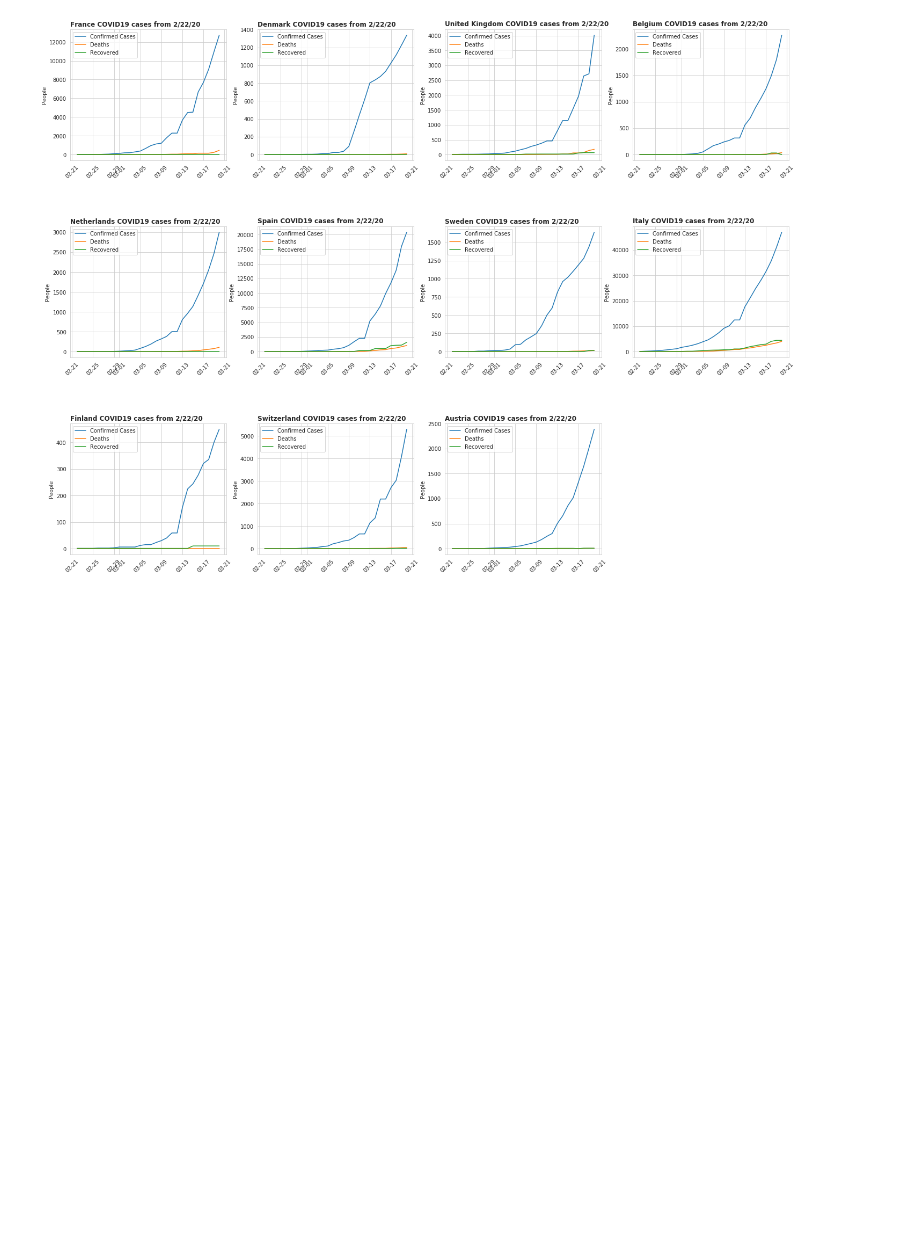
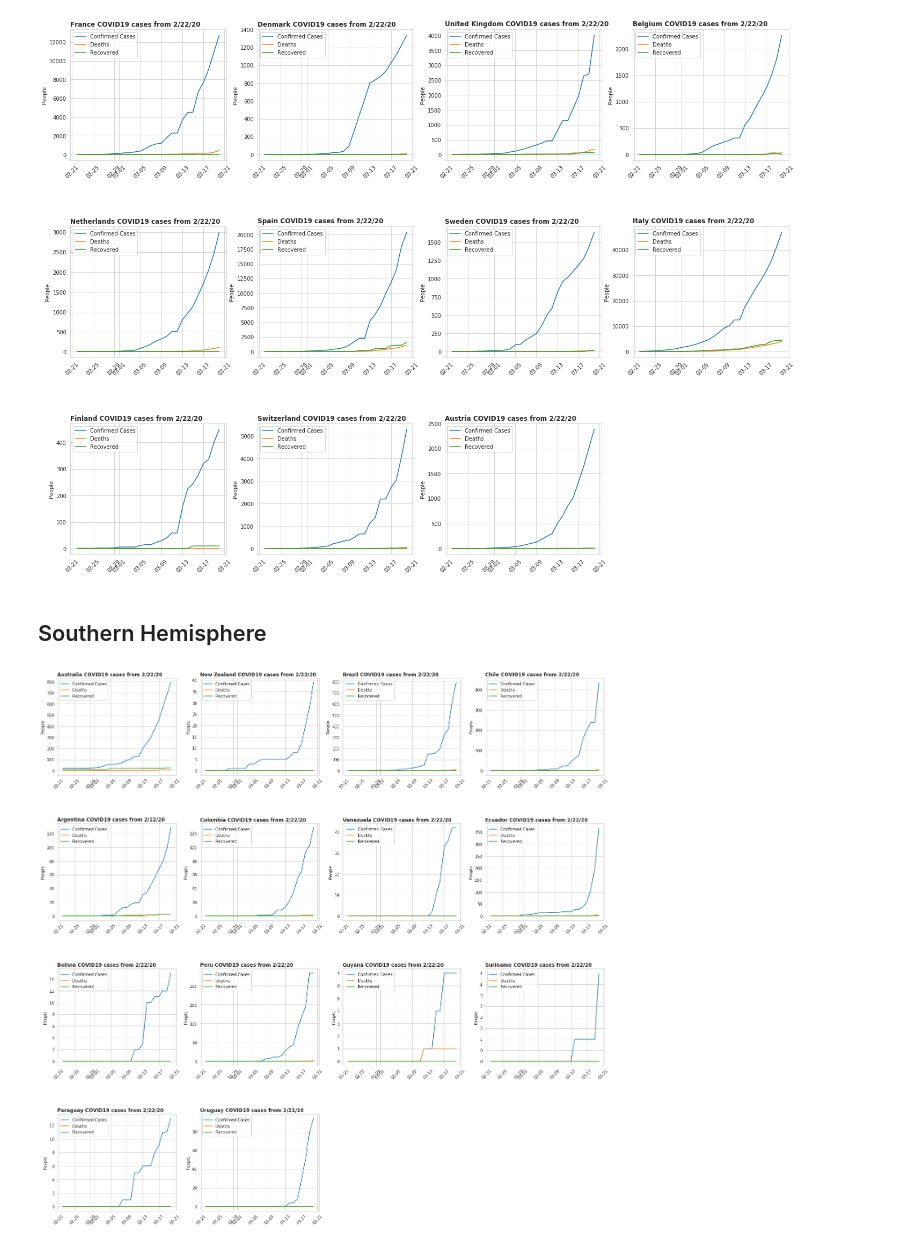
Before and after one commit to jflam/covid19, a Jupyter notebook: index.ipynb, the cells around one changed output. Saved outputs shown, nothing was run; the diff lists cells and outputs as text; code cells hidden in the pictures; blank space fills up the shorter version.

```diff
--- a/index.ipynb
+++ b/index.ipynb
@@ -47,3 +79,14 @@ generate_plots(asian_countries_df, 4)
 plt.show()
 # %% [output]
 [figure]
+# %% [markdown]
+## Southern Hemisphere
+# %%
+countries = ['Australia', 'New Zealand', 'Brazil', 'Chile', 'Argentina', 'Colombia', 'Venezuela', 'Ecuador', 'Bolivia', 'Peru', 'Guyana', 'Suriname', 'Paraguay', 'Uruguay']
+states = [''] * len(countries)
+start_dates = ['2/22/20'] * len(countries)
+asian_countries_df = pd.DataFrame({'state': states, 'country': countries, 'start_date': start_dates})
+generate_plots(asian_countries_df, 4)
+plt.show()
+# %% [output]
+[figure, added]
```
Also changed, not shown: parts of 11 cells of this notebook.
